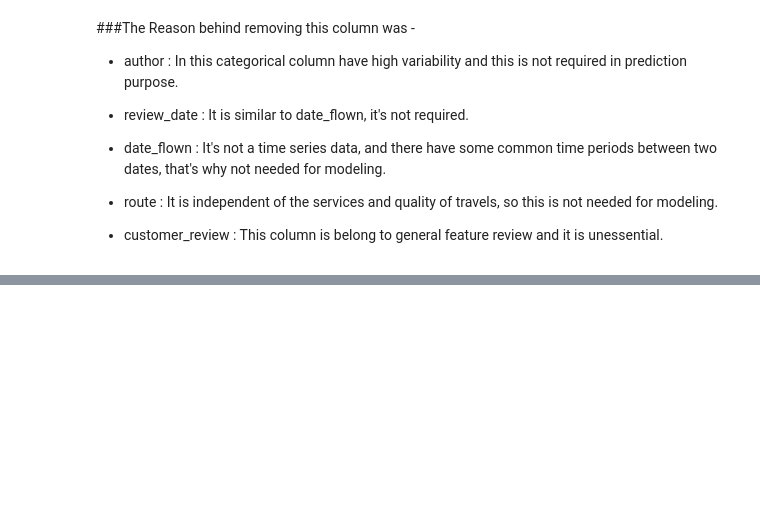
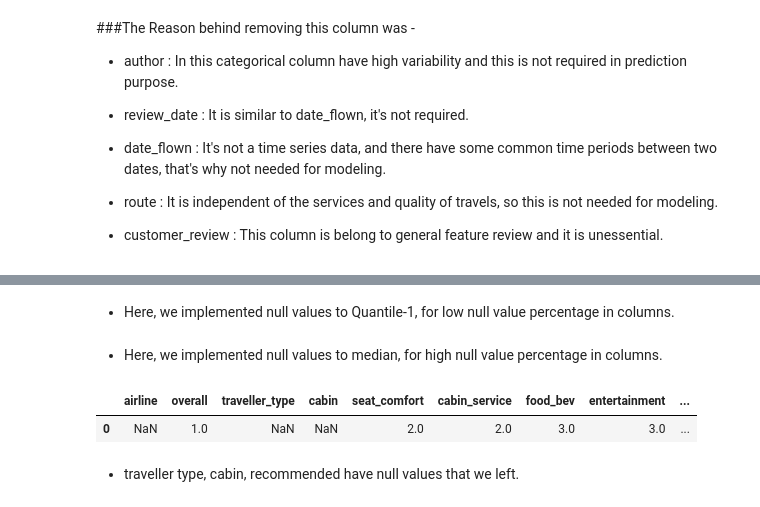
Before and after one commit to kumarsinghashu/Airline-Passenger-Referral-Prediction, a Jupyter notebook: Airline_Passenger_Referral_Prediction.ipynb, the cells around one changed output, grey strips where cells are left out. Cells and saved outputs as stored; diff of their text form; code cells hidden in the pictures; blank space fills up the shorter version.

```diff
--- a/Airline_Passenger_Referral_Prediction.ipynb
+++ b/Airline_Passenger_Referral_Prediction.ipynb
@@ -527,0 +547,2 @@ airline_df.head()
+# %% [markdown]
+- Here, we implemented null values to Quantile-1, for low null value percentage in columns.
@@ -527,0 +556,9 @@ airline_df.head()
+# %% [markdown]
+- Here, we implemented null values to median, for high null value percentage in columns.
+# %%
+airline_df.head(1)
+# %% [output]
+|  | airline | overall | traveller_type | cabin | seat_comfort | cabin_service | food_bev | entertainment | ... |
+| 0 | NaN | 1.0 | NaN | NaN | 2.0 | 2.0 | 3.0 | 3.0 | ... |
+# %% [markdown]
+- <b/>traveller type, cabin, recommended have null values that we left.</b>
```
Also changed, not shown: parts of 19 cells of this notebook.
